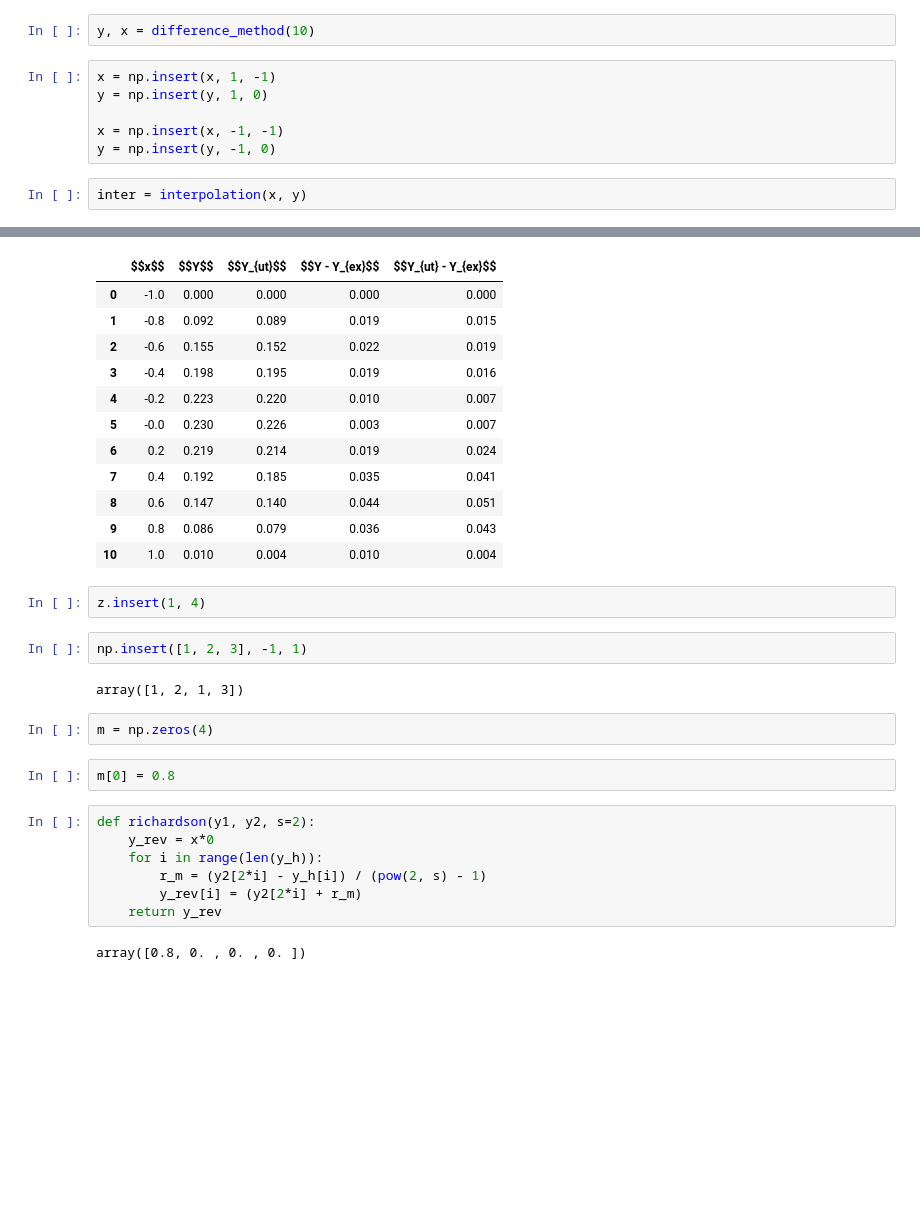
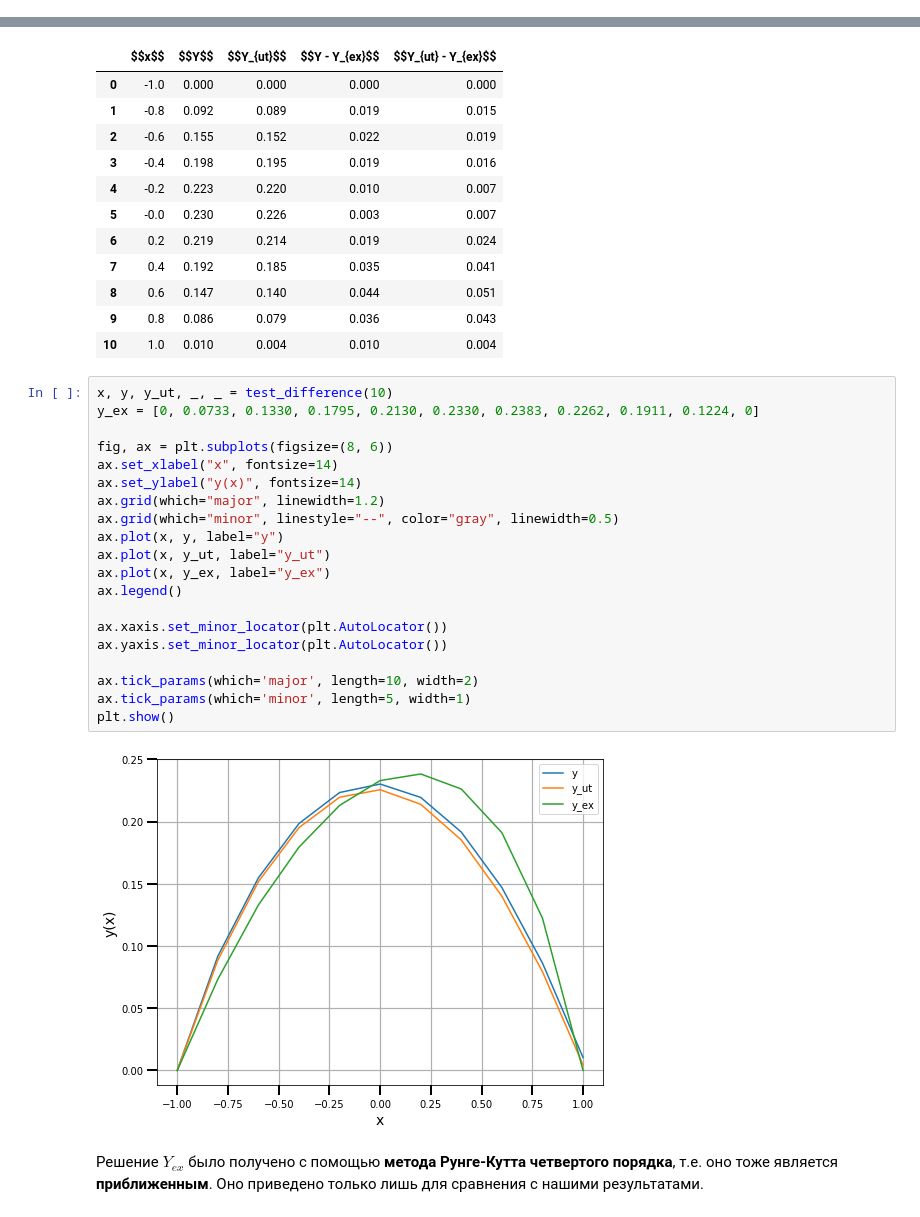
Before and after one commit to Feodoros/ComputationalMethods, a Jupyter notebook: scripts/SndPart/HW5.ipynb, the cells around one changed output, grey strips where cells are left out. Saved outputs shown, nothing was run; the diff lists cells and outputs as text; blank space fills up the shorter version.

Commit message:
Show results for diff method

```diff
--- a/scripts/SndPart/HW5.ipynb
+++ b/scripts/SndPart/HW5.ipynb
@@ -100,10 +97,0 @@ pd.DataFrame(difference_method(10)).round(5)
-# %%
-y, x = difference_method(10)
-# %%
-x = np.insert(x, 1, -1)
-y = np.insert(y, 1, 0)
-
-x = np.insert(x, -1, -1)
-y = np.insert(y, -1, 0)
-# %%
-inter = interpolation(x, y)
@@ -187,22 +183,27 @@ pd.DataFrame(data).round(3)
 | 8 | 0.6 | 0.147 | 0.140 | 0.044 | 0.051 |
 | 9 | 0.8 | 0.086 | 0.079 | 0.036 | 0.043 |
 | 10 | 1.0 | 0.010 | 0.004 | 0.010 | 0.004 |
-# %%
-z.insert(1, 4)
-# %%
-np.insert([1, 2, 3], -1, 1)
-# %% [output]
-array([1, 2, 1, 3])
-# %%
-m = np.zeros(4)
-# %%
-m[0] = 0.8
-# %%
-def richardson(y1, y2, s=2):
-    y_rev = x*0
-    for i in range(len(y_h)):
-        r_m = (y2[2*i] - y_h[i]) / (pow(2, s) - 1)
-        y_rev[i] = (y2[2*i] + r_m)
-    return y_rev
-# %% [output]
-array([0.8, 0. , 0. , 0. ])
+# %%
+x, y, y_ut, _, _ = test_difference(10)
+y_ex = [0, 0.0733, 0.1330, 0.1795, 0.2130, 0.2330, 0.2383, 0.2262, 0.1911, 0.1224, 0]
+
+fig, ax = plt.subplots(figsize=(8, 6))
+ax.set_xlabel("x", fontsize=14)
+ax.set_ylabel("y(x)", fontsize=14)
+ax.grid(which="major", linewidth=1.2)
+ax.grid(which="minor", linestyle="--", color="gray", linewidth=0.5)
+ax.plot(x, y, label="y")
+ax.plot(x, y_ut, label="y_ut")
+ax.plot(x, y_ex, label="y_ex")
+ax.legend()
+
+ax.xaxis.set_minor_locator(plt.AutoLocator())
+ax.yaxis.set_minor_locator(plt.AutoLocator())
+
+ax.tick_params(which='major', length=10, width=2)
+ax.tick_params(which='minor', length=5, width=1)
+plt.show()
+# %% [output]
+[figure, added]
+# %% [markdown]
+Решение $Y_{ex}$ было получено с помощью **метода Рунге-Кутта четвертого порядка**, т.е. оно тоже является **приближенным**. Оно приведено только лишь для сравнения с нашими результатами.
```
Also changed, not shown: parts of 5 cells of this notebook.
